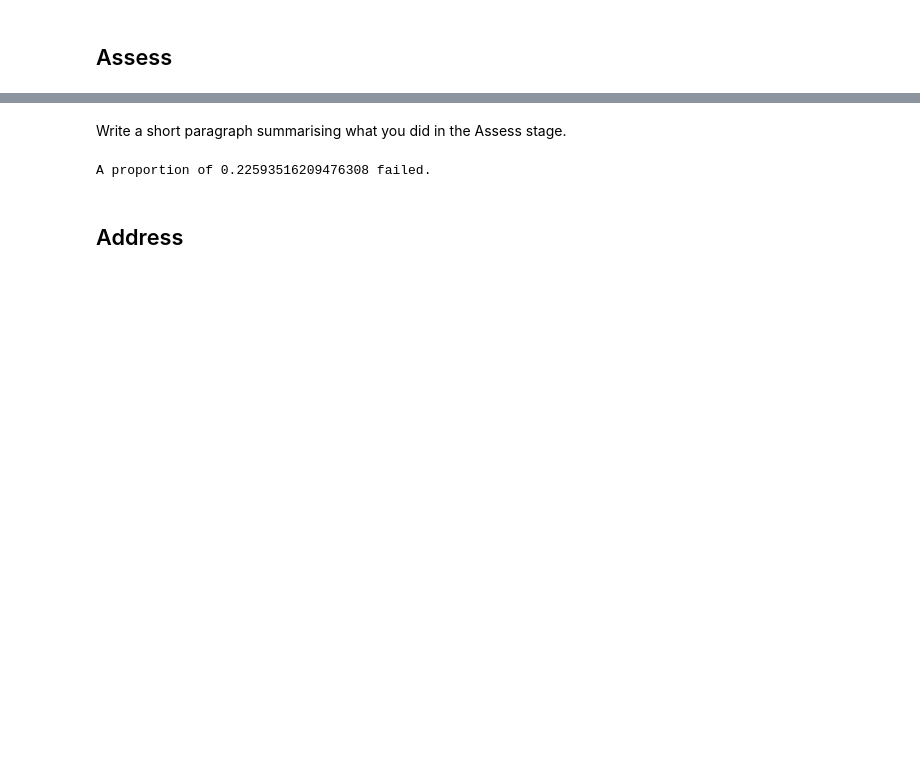
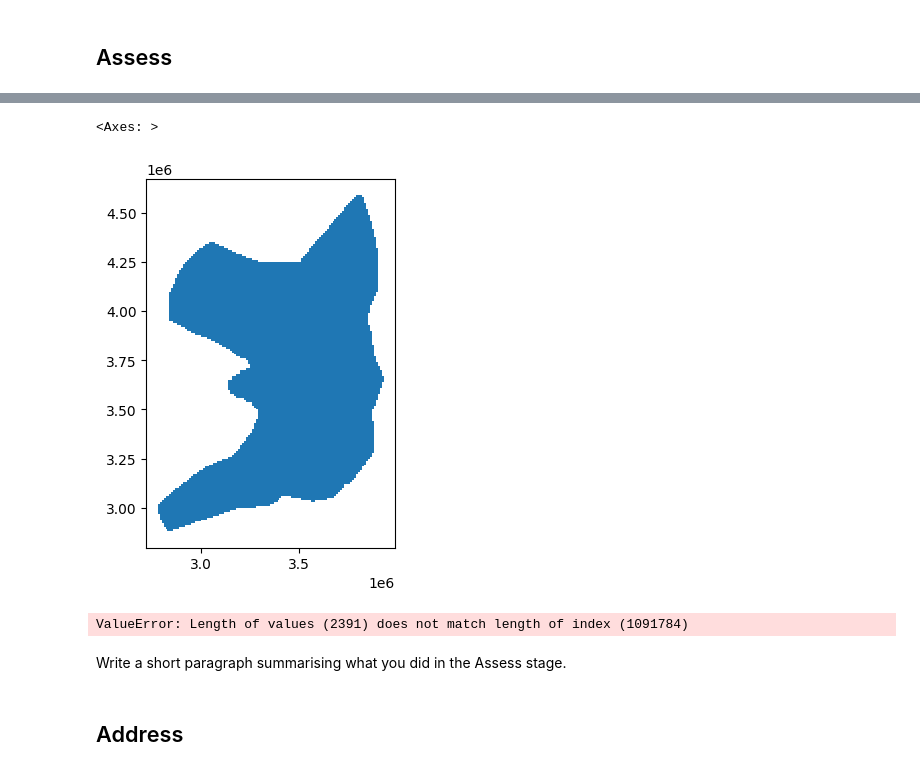
Before and after one commit to JDS289/jd2016_ads_2024, a Jupyter notebook: ads_course_assessment.ipynb, the cells around one changed output, grey strips where cells are left out. Saved outputs shown, nothing was run; the diff lists cells and outputs as text; code cells hidden in the pictures; blank space fills up the shorter version.

```diff
--- a/ads_course_assessment.ipynb
+++ b/ads_course_assessment.ipynb
@@ -234,0 +309,2 @@ Write a short paragraph summarising what you did in the Access stage.
+# %%
+uk = gpd.read_file("drive/My Drive/uk_shapefiles/gb_10km.shp")
@@ -234,0 +335,9 @@ Write a short paragraph summarising what you did in the Access stage.
+# %%
+uk.plot()
+# %% [output]
+<Axes: >
+[figure, added]
+# %%
+uk["uni_accomms"] = list(map((lambda u: from_wkt(f"Point({u[0]} {u[1]})")), uni_accomms))
+# %% [output]
+ValueError: Length of values (2391) does not match length of index (1091784)
@@ -240,10 +367,0 @@ num_failures = 0
-# %%
-for way in uni_accomm_ways:
-  try:
-    uni_accomm_ways_gdfs.append(ox.geocode_to_gdf(f"W{way}", by_osmid=True))
-  except ox._errors.InsufficientResponseError:
-    num_failures += 1
-
-print(f"A proportion of {num_failures / len(uni_accomm_ways_gdfs)} failed.")
-# %% [output]
-A proportion of 0.22593516209476308 failed.
```
Also changed, not shown: parts of 37 cells of this notebook.
